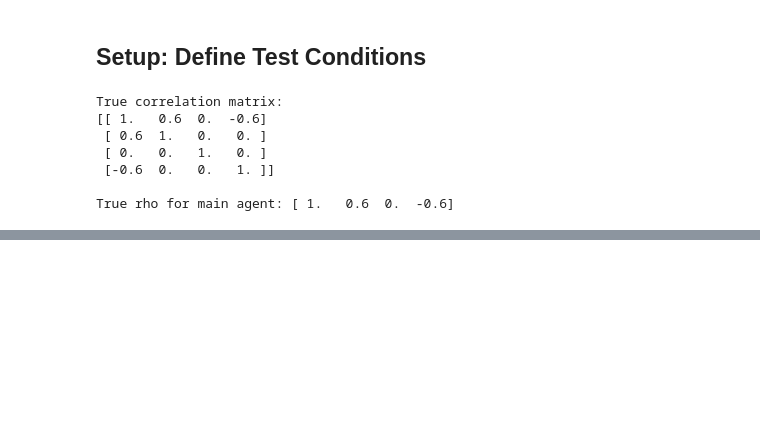
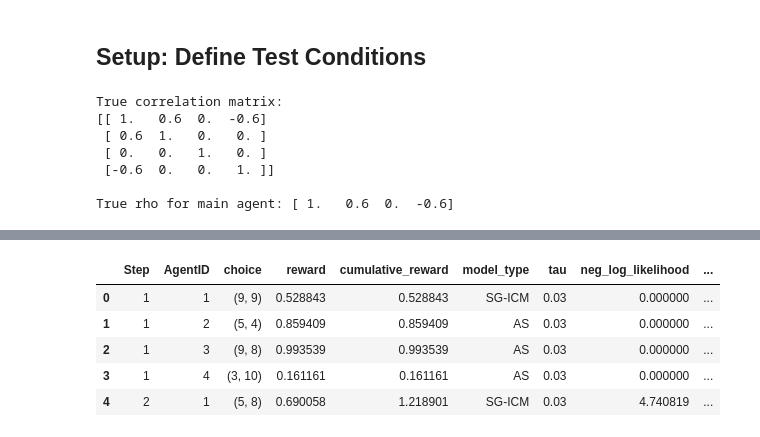
Before and after one commit to vagechirkov/Spatial-MAB-ABM, a Jupyter notebook: abm/sigma_zeta_test.ipynb, the cells around one changed output, grey strips where cells are left out. Saved outputs shown, nothing was run; the diff lists cells and outputs as text; code cells hidden in the pictures; blank space fills up the shorter version.

```diff
--- a/abm/sigma_zeta_test.ipynb
+++ b/abm/sigma_zeta_test.ipynb
@@ -185,3 +216,59 @@ Experiment complete! Total rows: 840,000
+# %%
+# parallelized version
+from joblib import Parallel, delayed
+
+def process_one_seed(env_seed):
+    # These lists will hold results just for this one seed
+    local_results = []
+    local_rhos = []
+
+    parent, child_maps = generate_env(env_seed, np.array([1, 0.6, 0.0, -0.6]), grid_size=grid_size)
+
+    for condition_name, condition_cfg in all_conditions.items():
+        df, rho_hist = run_sigma_zeta_condition(
+            condition_name,
+            condition_cfg,
+            parent,
+            child_maps,
+            n_steps=n_steps,
+            seed=env_seed,
+        )
+        local_results.append(df)
+        local_rhos.append(
+            {
+                "condition": condition_name,
+                "condition_label": condition_cfg["label"],
+                "sigma_zeta": condition_cfg["sigma_zeta"],
+                "seed": env_seed,
+                "rho_history": rho_hist,
+            }
+        )
+    # Return the data for this specific seed
+    return local_results, local_rhos
+
+n_envs = 1_000
+n_steps = 15
+
+parallel_outputs = Parallel(n_jobs=-1)(
+    delayed(process_one_seed)(seed) for seed in tqdm(range(n_envs))
+)
+
+all_results = []
+rho_histories = []
+
+for seed_dfs, seed_rhos in parallel_outputs:
+    all_results.extend(seed_dfs)
+    rho_histories.extend(seed_rhos)
+
+results_df = pd.concat(all_results, ignore_index=True)
+results_df.head()
+# %% [output]
+|  | Step | AgentID | choice | reward | cumulative_reward | model_type | tau | neg_log_likelihood | ... |
+| 0 | 1 | 1 | (9, 9) | 0.528843 | 0.528843 | SG-ICM | 0.03 | 0.000000 | ... |
+| 1 | 1 | 2 | (5, 4) | 0.859409 | 0.859409 | AS | 0.03 | 0.000000 | ... |
+| 2 | 1 | 3 | (9, 8) | 0.993539 | 0.993539 | AS | 0.03 | 0.000000 | ... |
+| 3 | 1 | 4 | (3, 10) | 0.161161 | 0.161161 | AS | 0.03 | 0.000000 | ... |
+| 4 | 2 | 1 | (5, 8) | 0.690058 | 1.218901 | SG-ICM | 0.03 | 4.740819 | ... |
 # %%
 def plot_rho_trajectories_3peers(rho_hist_list, true_rho_values, exclude_baselines=True):
     """Plot estimated rho over time for each of the 3 peers"""
```
Also changed, not shown: parts of 7 cells of this notebook, 4 other files.
